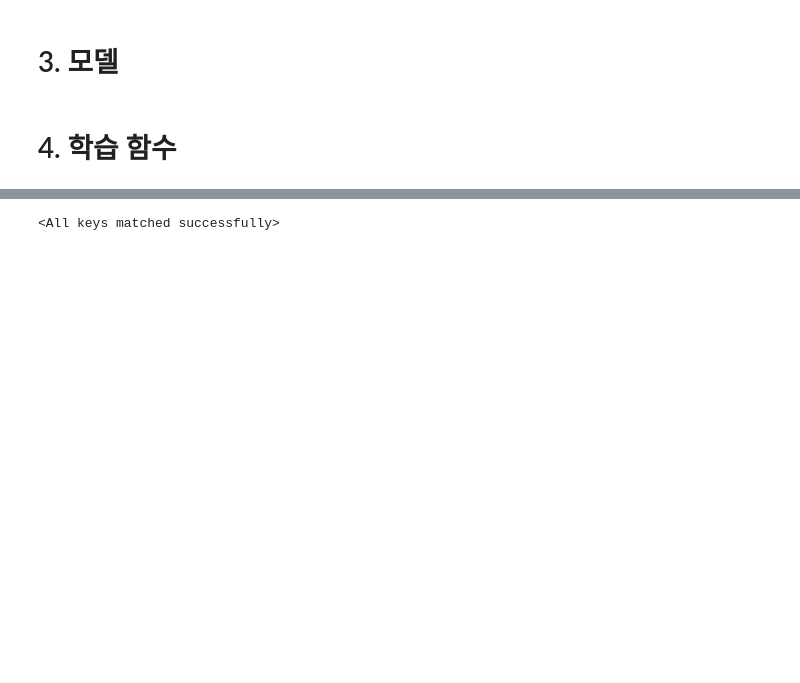
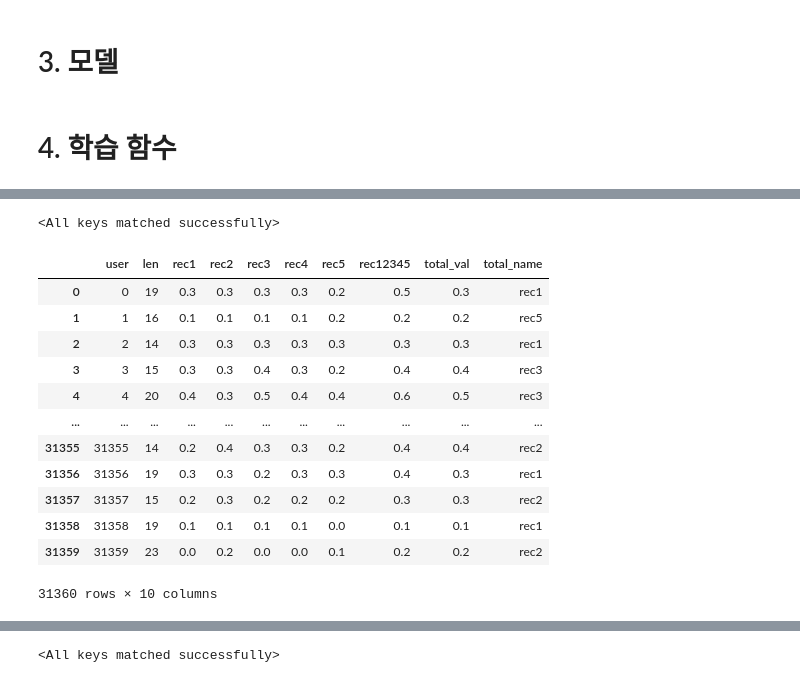
Before and after one commit to boostcampaitech3/level2-movie-recommendation-level2-recsys-05, a Jupyter notebook: jupyter/Ensembel.ipynb, the cells around one changed output, grey strips where cells are left out. Cells and saved outputs as stored; diff of their text form; code cells hidden in the pictures; blank space fills up the shorter version.

```diff
--- a/jupyter/Ensembel.ipynb
+++ b/jupyter/Ensembel.ipynb
@@ -461,0 +815,3 @@ class RecVAE(nn.Module):
+# %%
+model3 = AdmmSlim(lambda_2 = 1, rho = 1000)
+model3.fit(X = X.toarray())
@@ -461,0 +821,7 @@ class RecVAE(nn.Module):
+# %%
+model5 = RecVAE(
+    input_dim = make_matrix_data_set.num_item,).to(device)
+
+model5.load_state_dict(torch.load(os.path.join(config.model_path, 'RecVAE_v3.pt')))
+# %% [output]
+<All keys matched successfully>
@@ -461,0 +839,32 @@ class RecVAE(nn.Module):
+# %%
+# 유저들 마다 rec1 or rec2 or rec3 or ranking 등 맞는 방법에 따라사 추천을 해주는 것도 좋은 방법이 될 수 있음
+
+new_df = pd.DataFrame(df)
+
+def get_total_name(x):
+    val_list = [x['rec1'], x['rec2'], x['rec3'], x['rec4'], x['rec5']]
+    max_val = max(val_list)
+    val_idx = val_list.index(max_val)
+    if val_idx == 0 : return 'rec1'
+    elif val_idx == 1 : return 'rec2'
+    elif val_idx == 2 : return 'rec3'
+    elif val_idx == 3 : return 'rec4'
+    elif val_idx == 4 : return 'rec5'
+
+new_df['total_val'] = new_df.apply(lambda x: max(x['rec1'], x['rec2'], x['rec3'], x['rec4'], x['rec5']), axis = 1)
+new_df['total_name'] = new_df.apply(lambda x: get_total_name(x), axis = 1)
+new_df
+# %% [output]
+|  | user | len | rec1 | rec2 | rec3 | rec4 | rec5 | rec12345 | total_val | total_name |
+| 0 | 0 | 19 | 0.3 | 0.3 | 0.3 | 0.3 | 0.2 | 0.5 | 0.3 | rec1 |
+| 1 | 1 | 16 | 0.1 | 0.1 | 0.1 | 0.1 | 0.2 | 0.2 | 0.2 | rec5 |
+| 2 | 2 | 14 | 0.3 | 0.3 | 0.3 | 0.3 | 0.3 | 0.3 | 0.3 | rec1 |
+| 3 | 3 | 15 | 0.3 | 0.3 | 0.4 | 0.3 | 0.2 | 0.4 | 0.4 | rec3 |
+| 4 | 4 | 20 | 0.4 | 0.3 | 0.5 | 0.4 | 0.4 | 0.6 | 0.5 | rec3 |
+| ... | ... | ... | ... | ... | ... | ... | ... | ... | ... | ... |
+| 31355 | 31355 | 14 | 0.2 | 0.4 | 0.3 | 0.3 | 0.2 | 0.4 | 0.4 | rec2 |
+| 31356 | 31356 | 19 | 0.3 | 0.3 | 0.2 | 0.3 | 0.3 | 0.4 | 0.3 | rec1 |
+| 31357 | 31357 | 15 | 0.2 | 0.3 | 0.2 | 0.2 | 0.2 | 0.3 | 0.3 | rec2 |
+| 31358 | 31358 | 19 | 0.1 | 0.1 | 0.1 | 0.1 | 0.0 | 0.1 | 0.1 | rec1 |
+| 31359 | 31359 | 23 | 0.0 | 0.2 | 0.0 | 0.0 | 0.1 | 0.2 | 0.2 | rec2 |
+31360 rows × 10 columns
```
Also changed, not shown: parts of 46 cells of this notebook.
